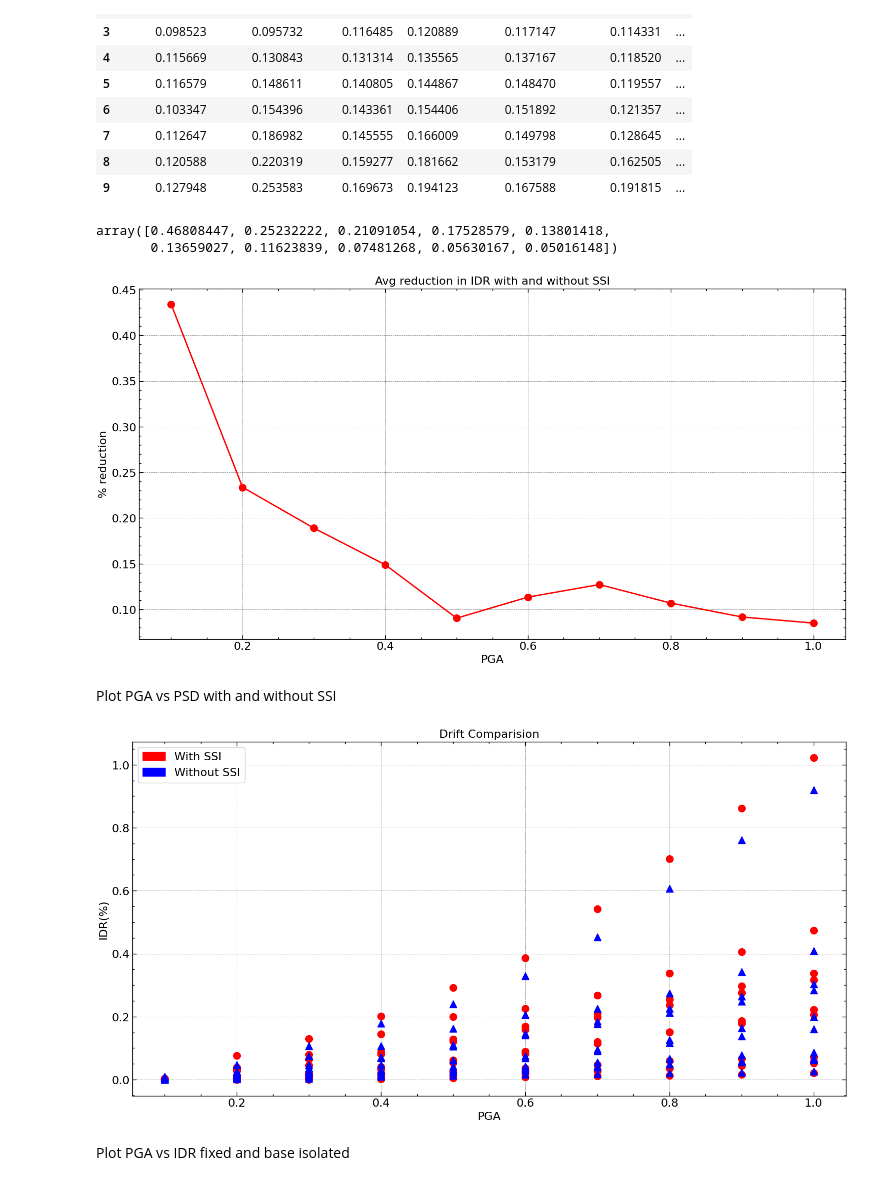
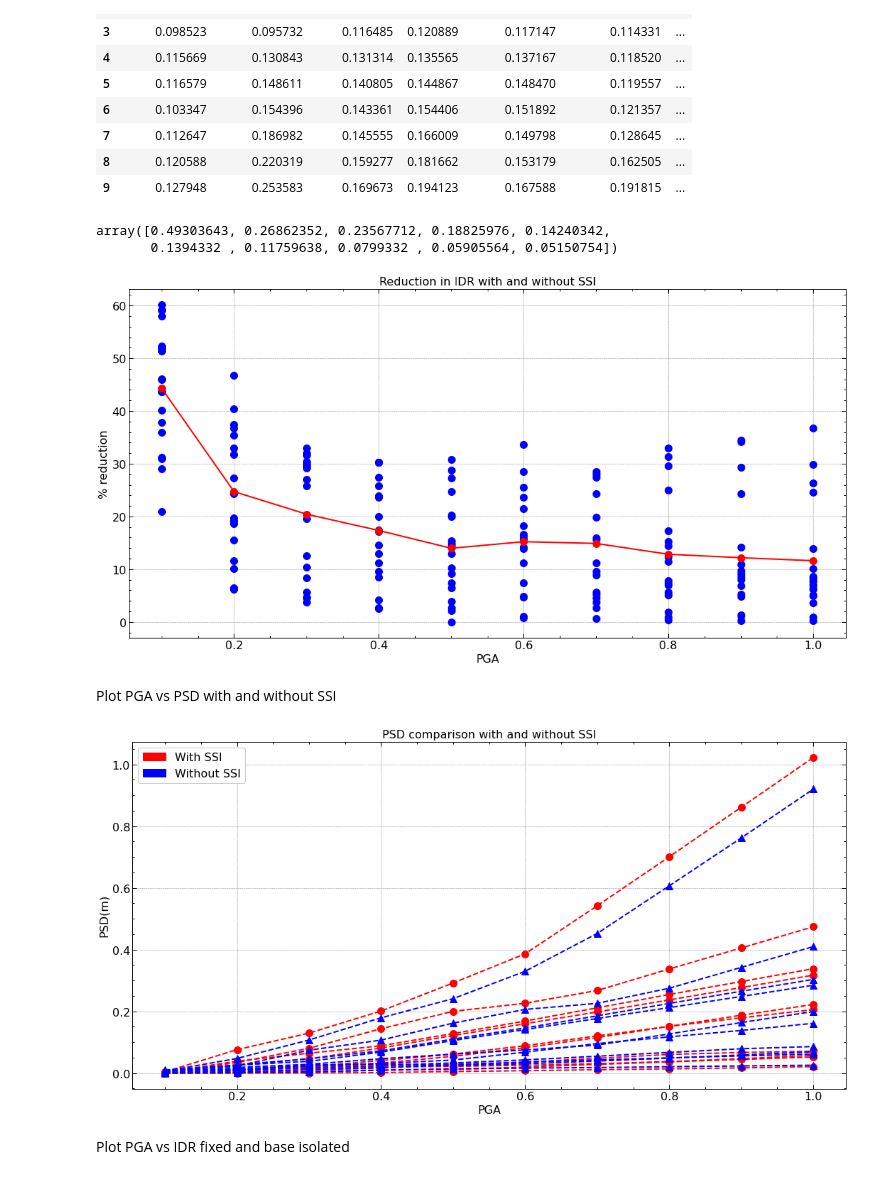
Before and after one commit to nkalauni/low-cost-base-isolation, a Jupyter notebook: plotter.ipynb, the cells around one changed output. Drawn from its saved outputs; the diff is of its cells as text; code cells hidden in the pictures.

```diff
--- a/plotter.ipynb
+++ b/plotter.ipynb
@@ -8,8 +8,8 @@ import os
 # %%
 plt.style.use(['science', 'notebook', 'grid'])
 # %%
-near_fault = ['San Fernando_77', 'tabas', 'landers', 'northridge_1050', 'northridge_1051', 'Kocaeli_ Turkey_1161', 'Kocaeli_ Turkey_1165'
-              , 'Loma Prieta', 'L_Aquila_ Italy']
+near_fault = ['San Fernando_77', 'tabas', 'landers', 'northridge_1050', 'northridge_1051', 'Kocaeli_ Turkey_1161',
+              'Loma Prieta', 'L_Aquila_ Italy']
 far_fault = ['loma_prieta_ff', 'chi_chi_hwa_ff', 'chi_chi_tcu_ff', 'kobe', 'northridge_aci', 'northridge_wba', 'imp_valley_cc',
              'imp_valley_delta', 'tabas_baj', 'tabas_fer']
 earthquakes = near_fault + far_fault
@@ -248,8 +251,8 @@ avg_red_nf = np.average(percent_red_nf, axis = 1)
 # %%
 avg_red_nf
 # %% [output]
-array([0.46808447, 0.25232222, 0.21091054, 0.17528579, 0.13801418,
-       0.13659027, 0.11623839, 0.07481268, 0.05630167, 0.05016148])
+array([0.49303643, 0.26862352, 0.23567712, 0.18825976, 0.14240342,
+       0.1394332 , 0.11759638, 0.0799332 , 0.05905564, 0.05150754])
 # %%
 df = idr_df.filter(items = far_fault, axis = 1)
 ssi_arr = df.to_numpy()
@@ -266,13 +269,15 @@ avg_red = np.average(percent_red, axis = 1)
 # %%
 fig = plt.figure(figsize = (18,9))
 ax = fig.add_subplot(111)
-h1, = ax.plot(np.arange(0.1,1.1,0.1).round(1), avg_red, 'o-', ms = 10.0, color = 'red')
+h1 = ax.plot(np.arange(0.1,1.1,0.1).round(1), percent_red, 'o', ms = 10.0, color = 'blue')
+h1 = ax.plot(np.arange(0.1,1.1,0.1).round(1), avg_red, 'o-', ms = 10.0, color = 'red')
 ax.set_ylabel('% reduction')
 ax.set_xlabel('PGA')
-plt.title('Avg reduction in IDR with and without SSI')
+plt.title('Reduction in IDR with and without SSI')
+plt.savefig('reduction_in_idr.png')
 plt.show()
 # %% [output]
-[figure, old version]
+[figure, new version]
 # %% [markdown]
 Plot PGA vs PSD with and without SSI
 # %%
@@ -304,17 +309,17 @@ nossi_arr = df.to_numpy()
 # %%
 fig = plt.figure(figsize = (18,9))
 ax = fig.add_subplot(111)
-h1 = ax.plot(np.arange(0.1,1.1,0.1).round(1), ssi_arr, 'o', ms = 10.0, color = 'red')
-h2 = ax.plot(np.arange(0.1,1.1,0.1).round(1), nossi_arr, '^', ms = 10.0, color = 'blue')
+h1 = ax.plot(np.arange(0.1,1.1,0.1).round(1), ssi_arr, 'o--', ms = 10.0, color = 'red')
+h2 = ax.plot(np.arange(0.1,1.1,0.1).round(1), nossi_arr, '^--', ms = 10.0, color = 'blue')
 red_patch = mpatches.Patch(color='red', label='With SSI')
 blue_patch = mpatches.Patch(color='blue', label='Without SSI')
 ax.legend(handles=[red_patch, blue_patch])
-ax.set_ylabel('IDR(%)')
+ax.set_ylabel('PSD(m)')
 ax.set_xlabel('PGA')
-plt.title('Drift Comparision')
+plt.title('PSD comparison with and without SSI')
 plt.show()
 # %% [output]
-[figure, old version]
+[figure, new version]
 # %% [markdown]
 Plot PGA vs IDR fixed and base isolated
 # %%
```
Also changed, not shown: parts of 8 cells of this notebook, 4 other files.
